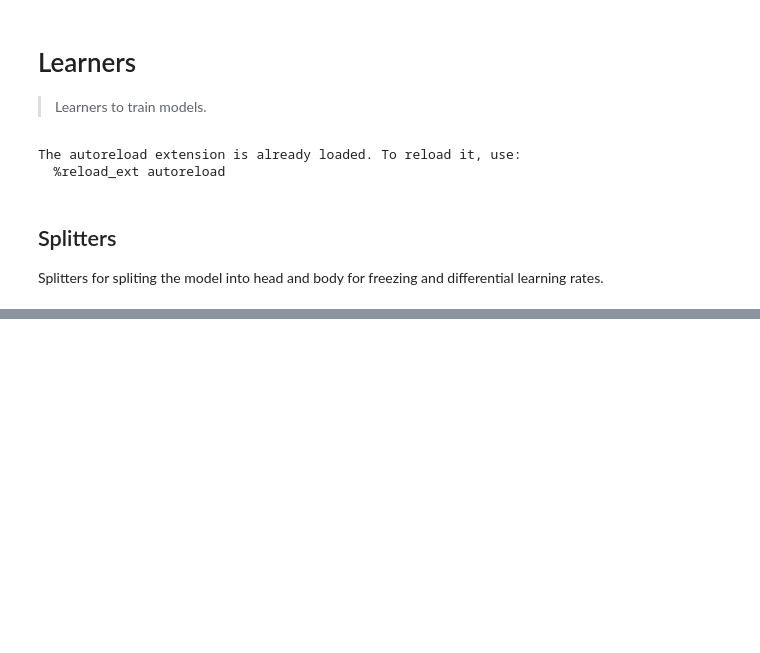
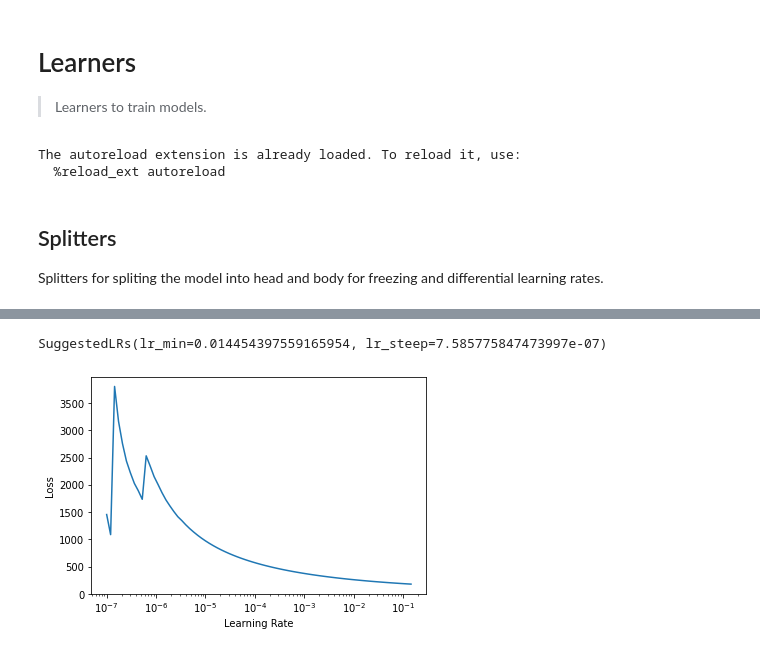
Before and after one commit to rbrtwlz/fastai_object_detection, a Jupyter notebook: notebooks/05_learners.ipynb, the cells around one changed output, grey strips where cells are left out. Cells and saved outputs as stored; diff of their text form; code cells hidden in the pictures; blank space fills up the shorter version.

```diff
--- a/notebooks/05_learners.ipynb
+++ b/notebooks/05_learners.ipynb
@@ -293,0 +293,7 @@ KeyboardInterrupt:
+# %%
+sgd_90 = partial(SGD, mom=0.9)
+# %%
+learn = efficientdet_learner(dls, efficientdet_d0,
+                             opt_func=sgd_90, lr=0.005, wd=0.0005, train_bn=False,
+                             metrics=[mAP_at_IoU50])
+learn.freeze()
@@ -293,0 +302,3 @@ KeyboardInterrupt:
+# %%
+learn.lr_find()
+# %% [output]
@@ -293,0 +306,2 @@ KeyboardInterrupt:
+SuggestedLRs(lr_min=0.014454397559165954, lr_steep=7.585775847473997e-07)
+[figure, added]
```
Also changed, not shown: parts of 9 cells of this notebook, 23 other files.
